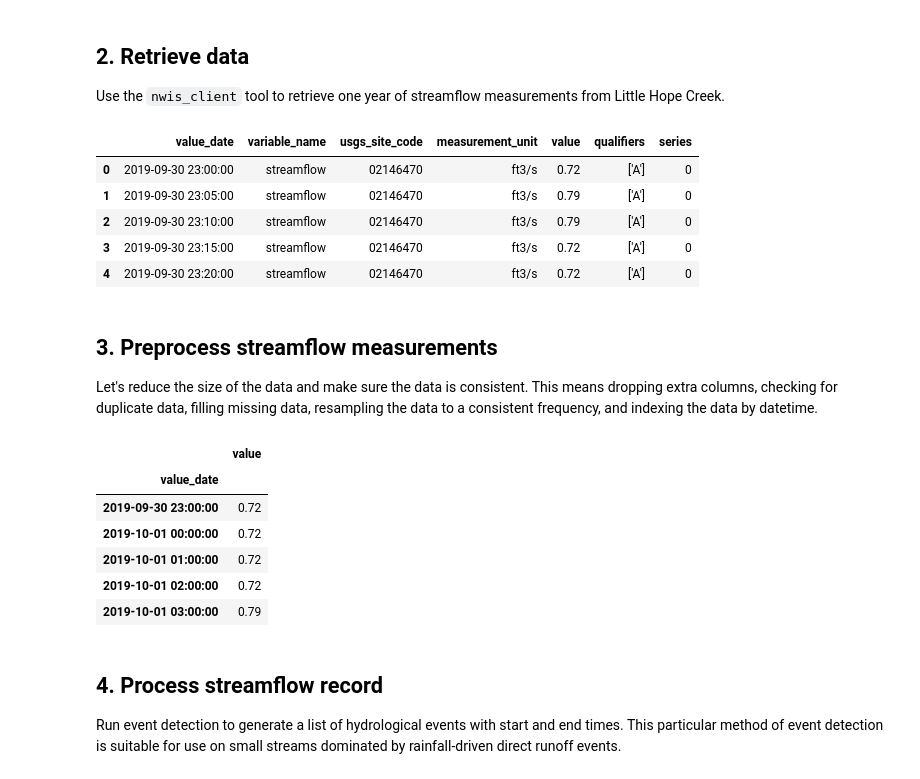
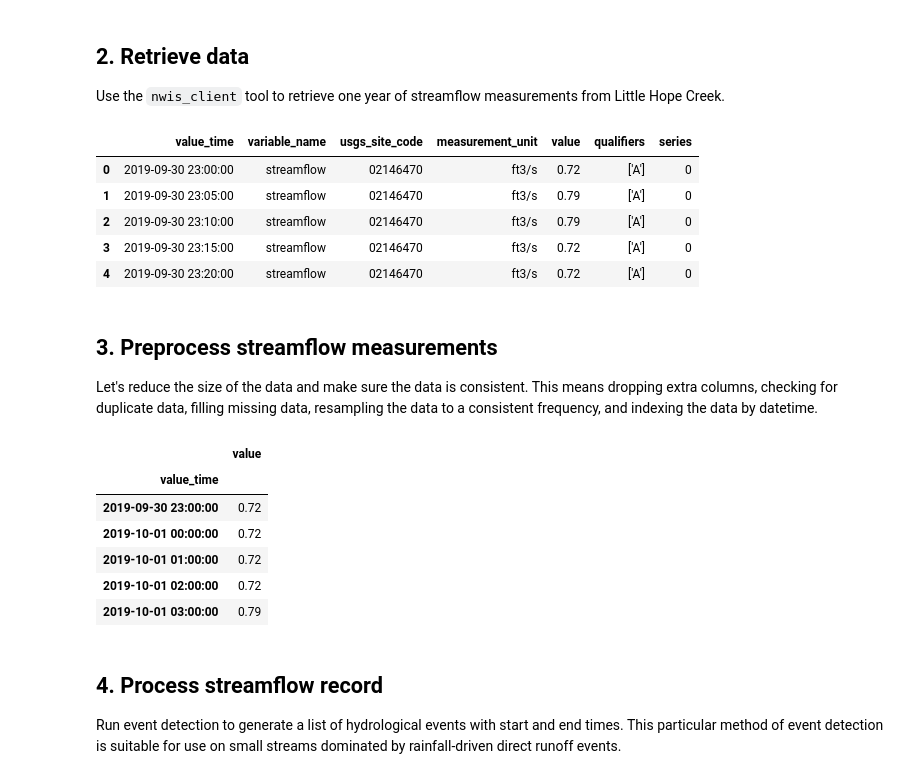
Before and after one commit to jarq6c/little_hope, a Jupyter notebook: little_hope.ipynb, the cells around one changed output. Cells and saved outputs as stored; diff of their text form; code cells hidden in the pictures.

```diff
--- a/little_hope.ipynb
+++ b/little_hope.ipynb
@@ -20,16 +20,17 @@ import matplotlib.pyplot as plt
 Use the `nwis_client` tool to retrieve one year of streamflow measurements from Little Hope Creek.
 # %%
 # Retrieve streamflow observations for Little Hope Creek
-observations = IVDataService.get(
+client = IVDataService()
+observations = client.get(
     sites='02146470',
     startDT='2019-10-01',
     endDT='2020-09-30'
     )
 
 # Look at raw data
 observations.head()
 # %% [output]
-|  | value_date | variable_name | usgs_site_code | measurement_unit | value | qualifiers | series |
+|  | value_time | variable_name | usgs_site_code | measurement_unit | value | qualifiers | series |
 | 0 | 2019-09-30 23:00:00 | streamflow | 02146470 | ft3/s | 0.72 | ['A'] | 0 |
 | 1 | 2019-09-30 23:05:00 | streamflow | 02146470 | ft3/s | 0.79 | ['A'] | 0 |
 | 2 | 2019-09-30 23:10:00 | streamflow | 02146470 | ft3/s | 0.79 | ['A'] | 0 |
@@ -40,20 +41,20 @@ observations.head()
 Let's reduce the size of the data and make sure the data is consistent. This means dropping extra columns, checking for duplicate data, filling missing data, resampling the data to a consistent frequency, and indexing the data by datetime.
 # %%
 # Drop extra columns to be more efficient
-observations = observations[['value_date', 'value']]
+observations = observations[['value_time', 'value']]
 
 # Check for duplicate time series, keep first by default
-observations = observations.drop_duplicates(subset=['value_date'])
+observations = observations.drop_duplicates(subset=['value_time'])
 
 # Resample to hourly, keep first measurement in each 1-hour bin
-observations = observations.set_index('value_date')
+observations = observations.set_index('value_time')
 observations = observations.resample('H').first().ffill()
 
 # Look at preprocessed data
 observations.head()
 # %% [output]
 |  | value |
-| value_date |  |
+| value_time |  |
 | 2019-09-30 23:00:00 | 0.72 |
 | 2019-10-01 00:00:00 | 0.72 |
 | 2019-10-01 01:00:00 | 0.72 |
```
Also changed, not shown: parts of 6 cells of this notebook.
